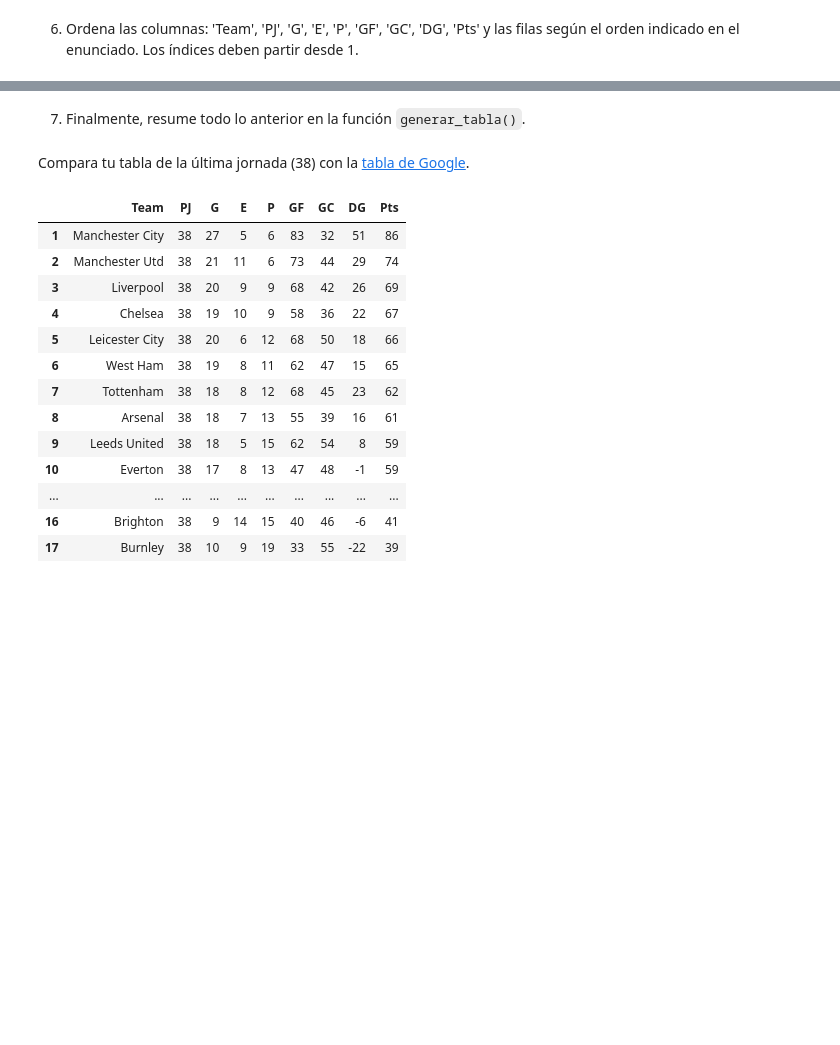
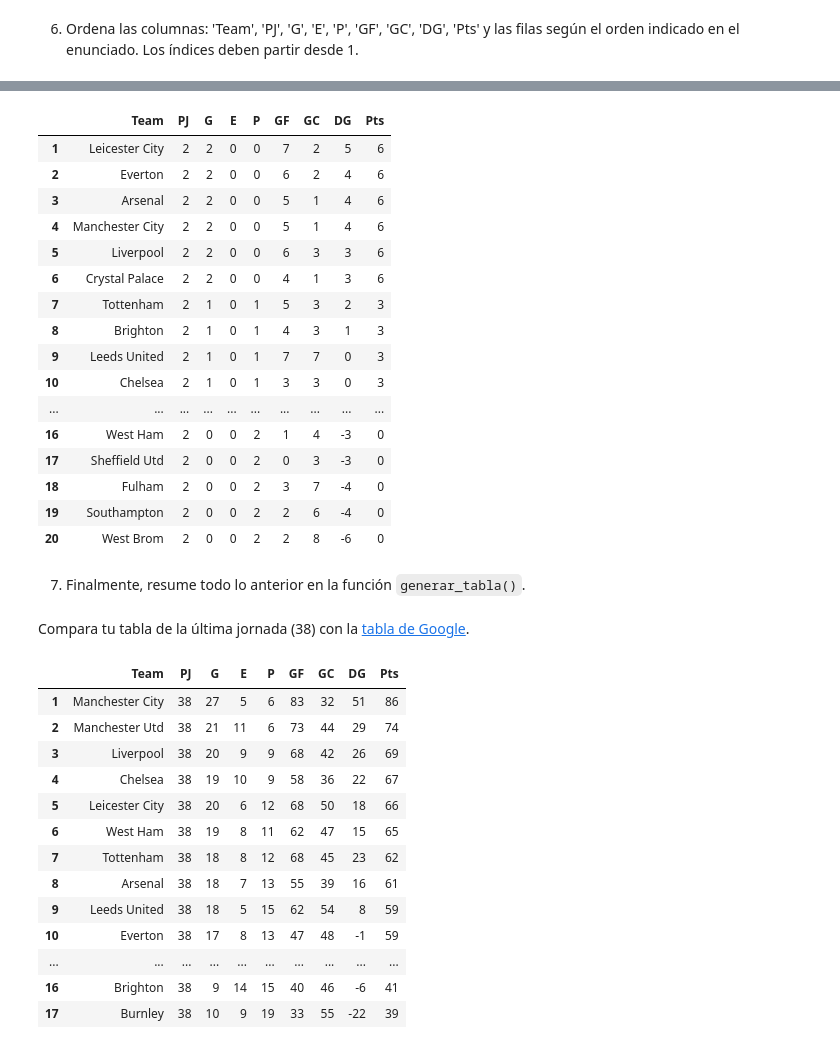
Before and after one commit to AlejandroVillazonG/ayudantias_MAT281, a Jupyter notebook: ayudantias_2023/Ayud5_MAT281_pandas_3.ipynb, the cells around one changed output, grey strips where cells are left out. Cells and saved outputs as stored; diff of their text form; code cells hidden in the pictures; blank space fills up the shorter version.

```diff
--- a/ayudantias_2023/Ayud5_MAT281_pandas_3.ipynb
+++ b/ayudantias_2023/Ayud5_MAT281_pandas_3.ipynb
@@ -697,2 +686,30 @@ jornada = 38
+# %%
+# COMPLETA EL CÓDIGO
+
+table = (
+    table[['Team', 'PJ', 'G', 'E', 'P', 'GF', 'GC', 'DG', 'Pts']]
+    .sort_values(['Pts', 'DG', 'GF', 'Team'], ascending=[False, False, False, True])
+    .reset_index(drop = True)
+)
+table.index += 1
+table
+# %% [output]
+|  | Team | PJ | G | E | P | GF | GC | DG | Pts |
+| 1 | Leicester City | 2 | 2 | 0 | 0 | 7 | 2 | 5 | 6 |
+| 2 | Everton | 2 | 2 | 0 | 0 | 6 | 2 | 4 | 6 |
+| 3 | Arsenal | 2 | 2 | 0 | 0 | 5 | 1 | 4 | 6 |
+| 4 | Manchester City | 2 | 2 | 0 | 0 | 5 | 1 | 4 | 6 |
+| 5 | Liverpool | 2 | 2 | 0 | 0 | 6 | 3 | 3 | 6 |
+| 6 | Crystal Palace | 2 | 2 | 0 | 0 | 4 | 1 | 3 | 6 |
+| 7 | Tottenham | 2 | 1 | 0 | 1 | 5 | 3 | 2 | 3 |
+| 8 | Brighton | 2 | 1 | 0 | 1 | 4 | 3 | 1 | 3 |
+| 9 | Leeds United | 2 | 1 | 0 | 1 | 7 | 7 | 0 | 3 |
+| 10 | Chelsea | 2 | 1 | 0 | 1 | 3 | 3 | 0 | 3 |
+| ... | ... | ... | ... | ... | ... | ... | ... | ... | ... |
+| 16 | West Ham | 2 | 0 | 0 | 2 | 1 | 4 | -3 | 0 |
+| 17 | Sheffield Utd | 2 | 0 | 0 | 2 | 0 | 3 | -3 | 0 |
+| 18 | Fulham | 2 | 0 | 0 | 2 | 3 | 7 | -4 | 0 |
+| 19 | Southampton | 2 | 0 | 0 | 2 | 2 | 6 | -4 | 0 |
+| 20 | West Brom | 2 | 0 | 0 | 2 | 2 | 8 | -6 | 0 |
 # %% [markdown]
 7. Finalmente, resume todo lo anterior en la función `generar_tabla()`.
```
Also changed, not shown: parts of 15 cells of this notebook.
